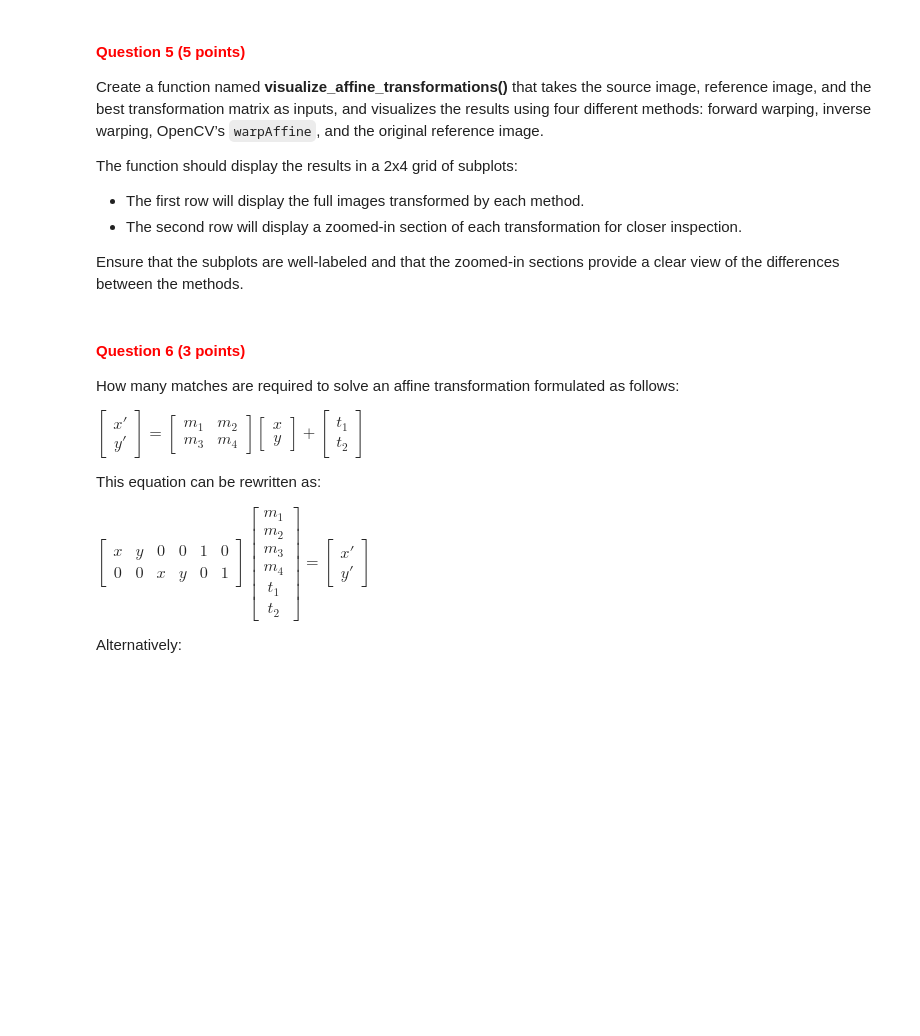
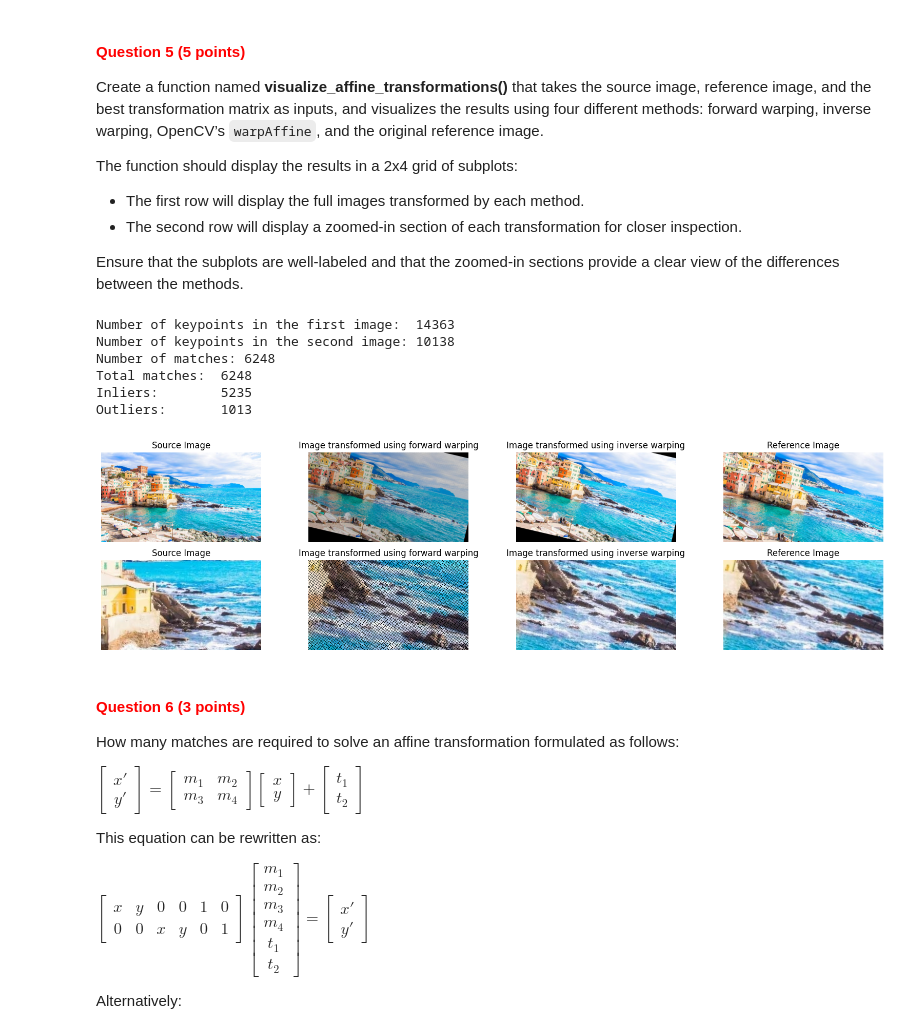
Before and after one commit to matthias-hagenauer/cv1_labs, a Jupyter notebook: cv1-lab-4/cv1-lab-4.ipynb, the cells around one changed output. Cells and saved outputs as stored; diff of their text form; code cells hidden in the pictures; blank space fills up the shorter version.

```diff
--- a/cv1-lab-4/cv1-lab-4.ipynb
+++ b/cv1-lab-4/cv1-lab-4.ipynb
@@ -517,3 +584,22 @@ threshold = 10
+# %%
+num_iterations = 30
+num_points = 3
+threshold = 10
+
+source_image = image_1
+reference_image = image_2
+
+keypoints_image_1, keypoints_image_2, matches = get_matching_keypoints(image_1, image_2)
+best_transformation_matrix,best_inliers = ransac_algorithm(keypoints_image_1, keypoints_image_2, matches, num_iterations, num_points, threshold)
+visualize_affine_transformations(source_image, reference_image, best_transformation_matrix)
+# %% [output]
+Number of keypoints in the first image:  14363
+Number of keypoints in the second image: 10138
+Number of matches: 6248
+Total matches:  6248
+Inliers:        5235
+Outliers:       1013
+[figure, added]
 # %% [markdown]
 <a id="question-6"></a>
 #### <font color='#FF0000'>Question 6 (3 points)</font>
```
Also changed, not shown: parts of 9 cells of this notebook.
